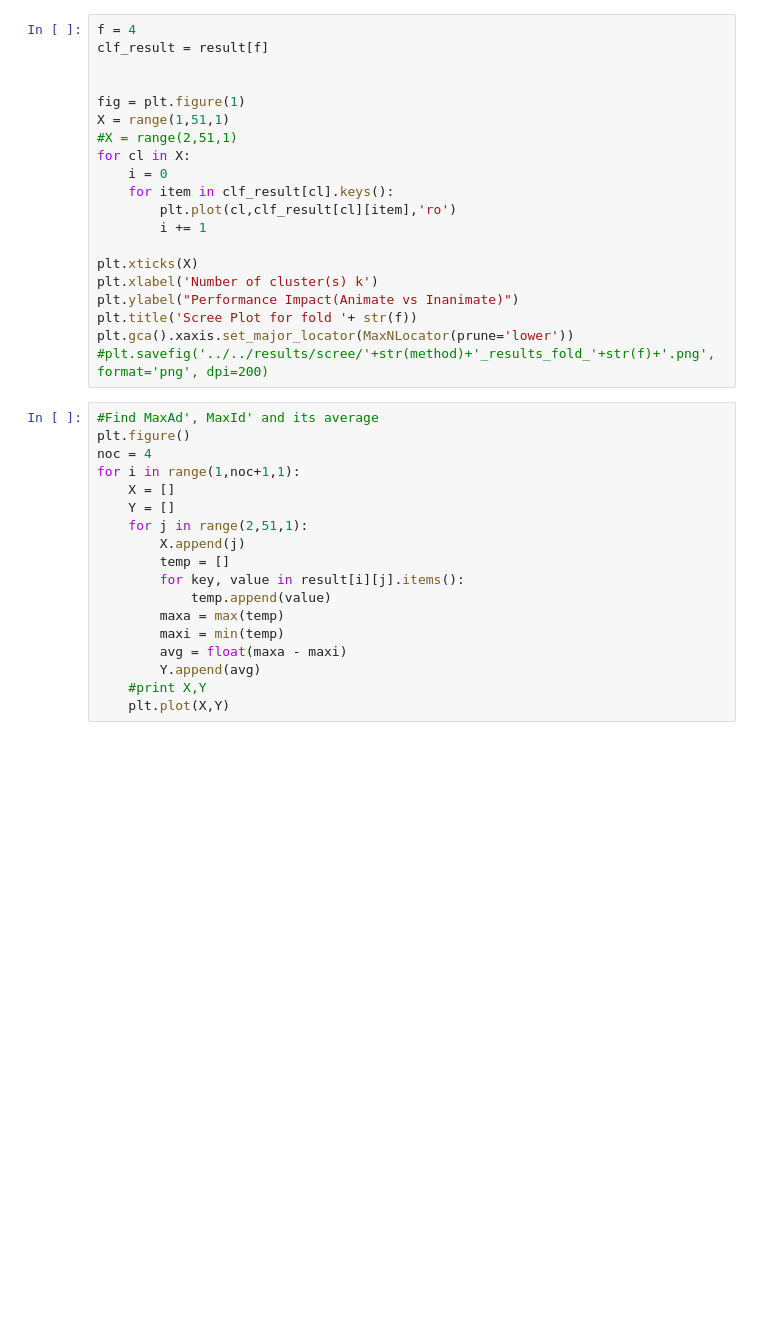
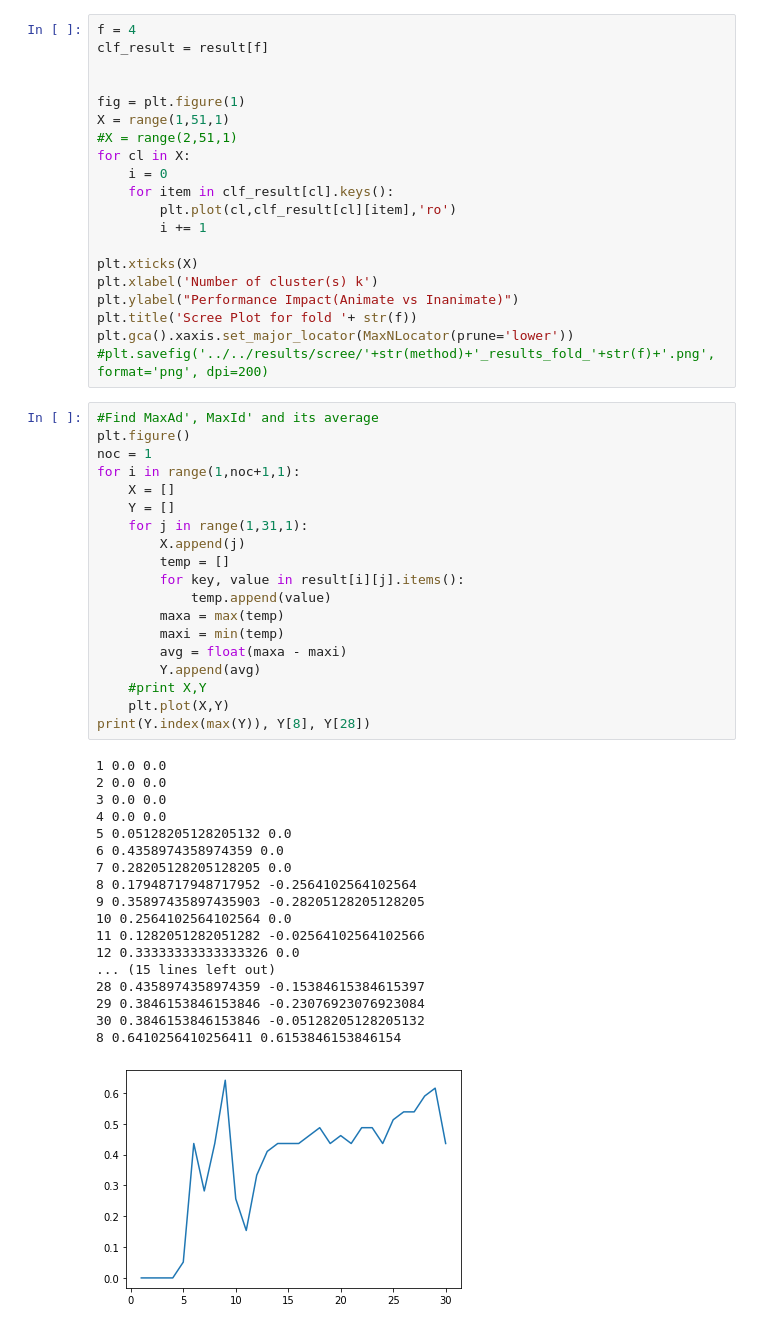
Before and after one commit to SNaGLab/Cognitive-Parcellation, a Jupyter notebook: code/experiments/mobilenet_v2_step_1.ipynb, the cells around one changed output. Drawn from its saved outputs; the diff is of its cells as text; blank space fills up the shorter version.

```diff
--- a/code/experiments/mobilenet_v2_step_1.ipynb
+++ b/code/experiments/mobilenet_v2_step_1.ipynb
@@ -1044,21 +1133,41 @@ plt.gca().xaxis.set_major_locator(MaxNLocator(prune='lower'))
 # %%
 #Find MaxAd', MaxId' and its average
 plt.figure()
-noc = 4
+noc = 1
 for i in range(1,noc+1,1):
     X = []
     Y = []
-    for j in range(2,51,1):
+    for j in range(1,31,1):
         X.append(j)
         temp = []
         for key, value in result[i][j].items():
             temp.append(value)
         maxa = max(temp)
         maxi = min(temp)
         avg = float(maxa - maxi)
         Y.append(avg)
     #print X,Y
     plt.plot(X,Y)
+print(Y.index(max(Y)), Y[8], Y[28])
+# %% [output]
+1 0.0 0.0
+2 0.0 0.0
+3 0.0 0.0
+4 0.0 0.0
+5 0.05128205128205132 0.0
+6 0.4358974358974359 0.0
+7 0.28205128205128205 0.0
+8 0.17948717948717952 -0.2564102564102564
+9 0.35897435897435903 -0.28205128205128205
+10 0.2564102564102564 0.0
+11 0.1282051282051282 -0.02564102564102566
+12 0.33333333333333326 0.0
+... (15 lines left out)
+28 0.4358974358974359 -0.15384615384615397
+29 0.3846153846153846 -0.23076923076923084
+30 0.3846153846153846 -0.05128205128205132
+8 0.6410256410256411 0.6153846153846154
+[figure, added]
 # %%
 #Smooth average graph
 from scipy.interpolate import spline
```
Also changed, not shown: parts of 9 cells of this notebook, 5 other files.
